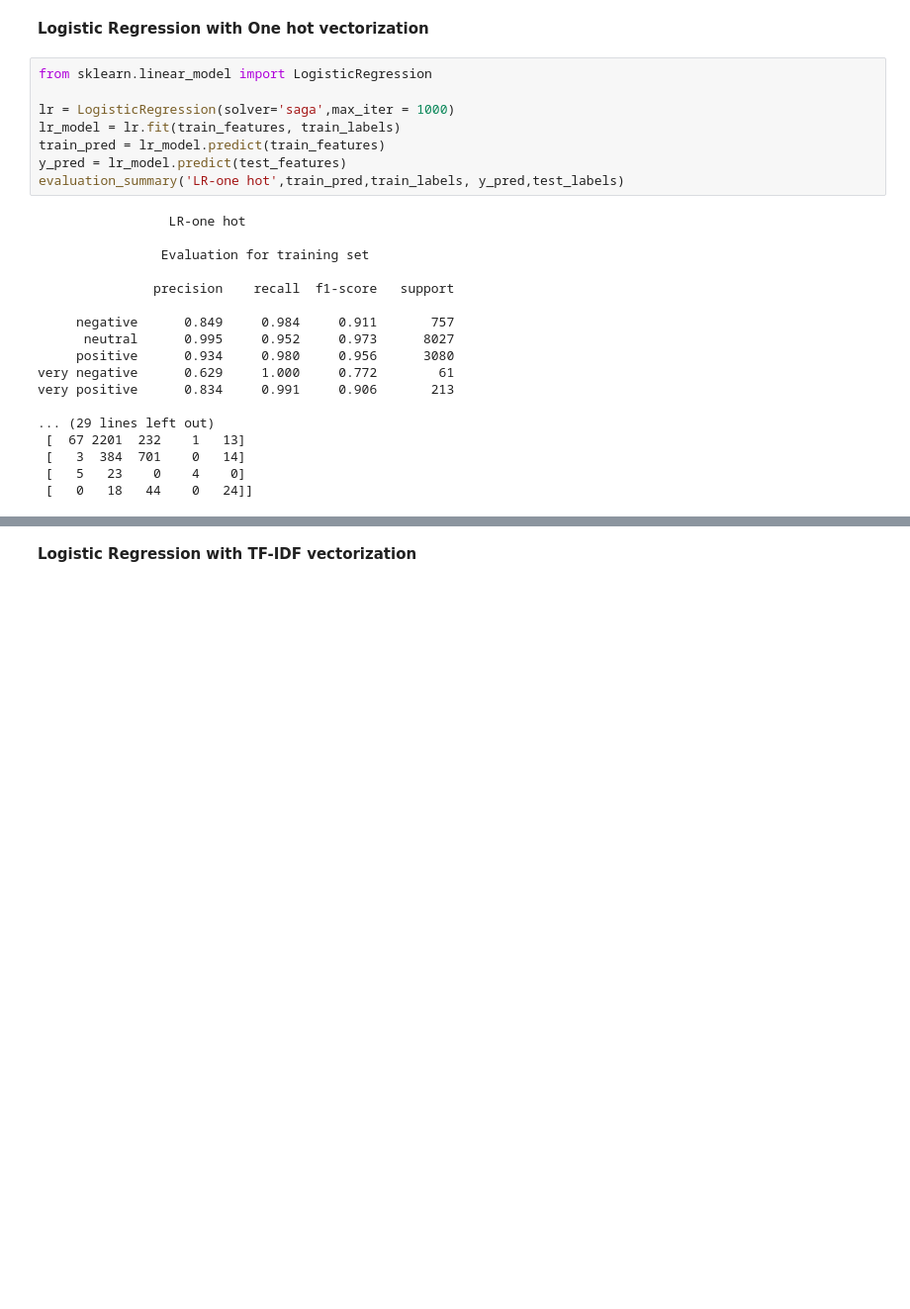
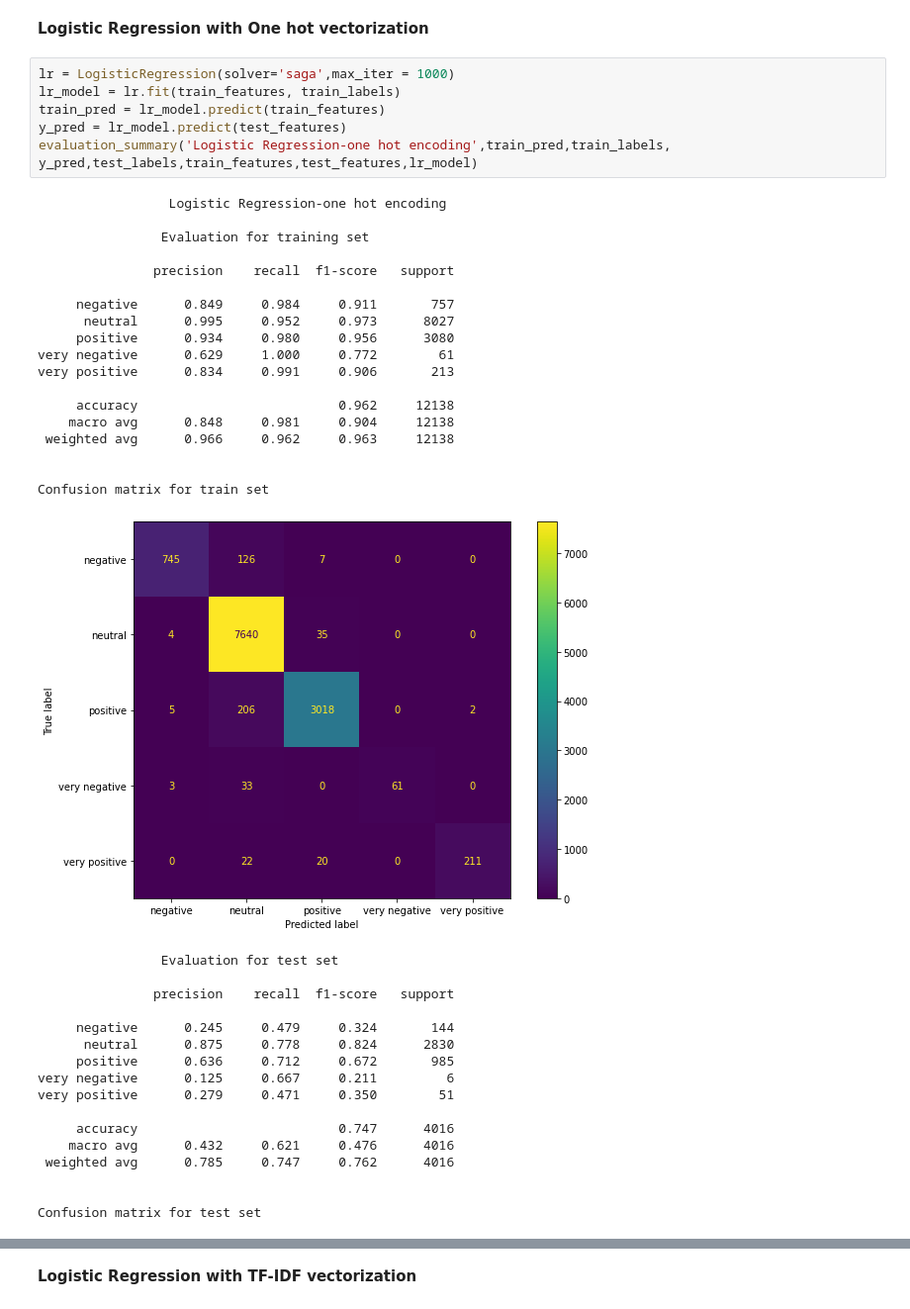
Before and after one commit to ArunGautham-Soundarrajan/subreddit_sentiment_classification, a Jupyter notebook: main.ipynb, the cells around one changed output, grey strips where cells are left out. Shown at 99% size. Saved outputs shown, nothing was run; the diff lists cells and outputs as text; blank space fills up the shorter version.

```diff
--- a/main.ipynb
+++ b/main.ipynb
@@ -245,28 +323,44 @@ very positive      0.000     0.000     0.000         0
 # %% [markdown]
 **Logistic Regression with One hot vectorization**
 # %%
-from sklearn.linear_model import LogisticRegression
-
 lr = LogisticRegression(solver='saga',max_iter = 1000)
 lr_model = lr.fit(train_features, train_labels)
 train_pred = lr_model.predict(train_features)
 y_pred = lr_model.predict(test_features)
-evaluation_summary('LR-one hot',train_pred,train_labels, y_pred,test_labels)
+evaluation_summary('Logistic Regression-one hot encoding',train_pred,train_labels, y_pred,test_labels,train_features,test_features,lr_model)
 # %% [output]
-                 LR-one hot
+                 Logistic Regression-one hot encoding
 
                 Evaluation for training set
 
                precision    recall  f1-score   support
 
      negative      0.849     0.984     0.911       757
       neutral      0.995     0.952     0.973      8027
      positive      0.934     0.980     0.956      3080
 very negative      0.629     1.000     0.772        61
 very positive      0.834     0.991     0.906       213
 
-... (29 lines left out)
- [  67 2201  232    1   13]
- [   3  384  701    0   14]
- [   5   23    0    4    0]
- [   0   18   44    0   24]]
+     accuracy                          0.962     12138
+    macro avg      0.848     0.981     0.904     12138
+ weighted avg      0.966     0.962     0.963     12138
+
+
+Confusion matrix for train set
+[figure, added]
+                Evaluation for test set
+
+               precision    recall  f1-score   support
+
+     negative      0.245     0.479     0.324       144
+      neutral      0.875     0.778     0.824      2830
+     positive      0.636     0.712     0.672       985
+very negative      0.125     0.667     0.211         6
+very positive      0.279     0.471     0.350        51
+
+     accuracy                          0.747      4016
+    macro avg      0.432     0.621     0.476      4016
+ weighted avg      0.785     0.747     0.762      4016
+
+
+Confusion matrix for test set
```
Also changed, not shown: parts of 91 cells of this notebook, 8 other files.
